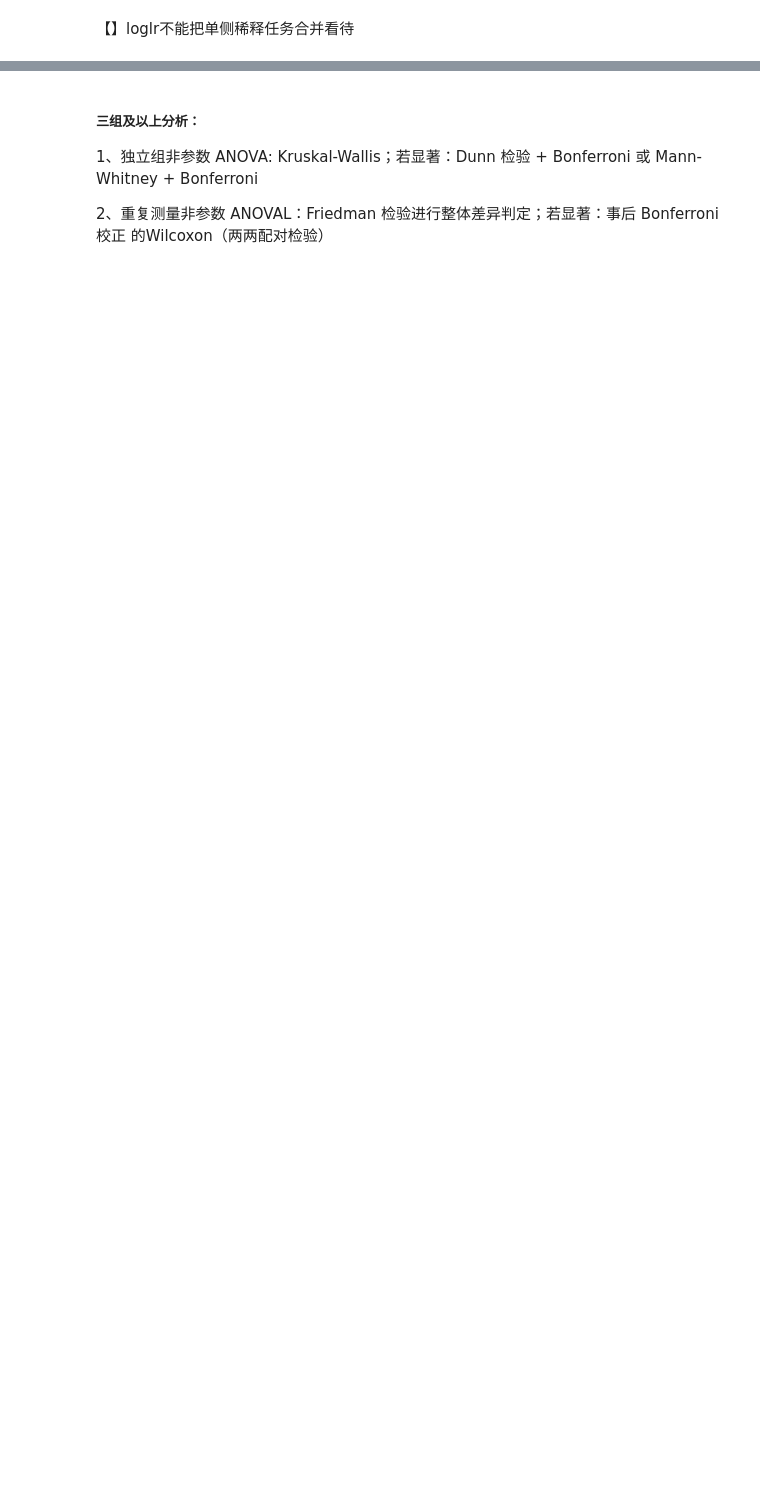
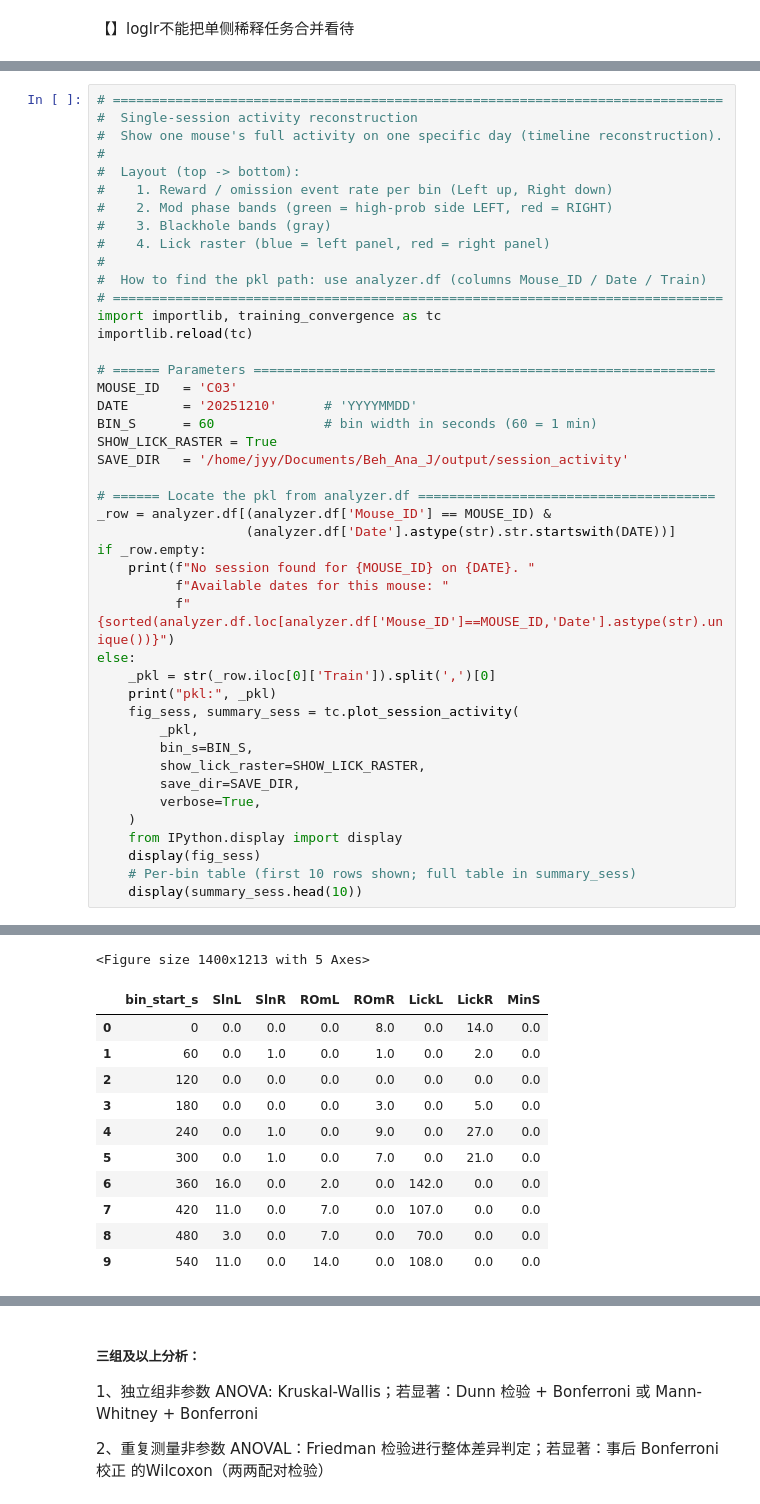
Before and after one commit to zyyk78/Beh_Ana, a Jupyter notebook: 3-main_AnaOfdata.ipynb, the cells around one changed output, grey strips where cells are left out. Drawn from its saved outputs; the diff is of its cells as text; blank space fills up the shorter version.

```diff
--- a/3-main_AnaOfdata.ipynb
+++ b/3-main_AnaOfdata.ipynb
@@ -1335,0 +1487,45 @@ Data loaded! Alm and Arm merged into one group.
+# %%
+# ==============================================================================
+#  Single-session activity reconstruction
+#  Show one mouse's full activity on one specific day (timeline reconstruction).
+#
+#  Layout (top -> bottom):
+#    1. Reward / omission event rate per bin (Left up, Right down)
+#    2. Mod phase bands (green = high-prob side LEFT, red = RIGHT)
+#    3. Blackhole bands (gray)
+#    4. Lick raster (blue = left panel, red = right panel)
+#
+#  How to find the pkl path: use analyzer.df (columns Mouse_ID / Date / Train)
+# ==============================================================================
+import importlib, training_convergence as tc
+importlib.reload(tc)
+
+# ====== Parameters ===========================================================
+MOUSE_ID   = 'C03'
+DATE       = '20251210'      # 'YYYYMMDD'
+BIN_S      = 60              # bin width in seconds (60 = 1 min)
+SHOW_LICK_RASTER = True
+SAVE_DIR   = '/home/jyy/Documents/Beh_Ana_J/output/session_activity'
+
+# ====== Locate the pkl from analyzer.df ======================================
+_row = analyzer.df[(analyzer.df['Mouse_ID'] == MOUSE_ID) &
+                   (analyzer.df['Date'].astype(str).str.startswith(DATE))]
+if _row.empty:
+    print(f"No session found for {MOUSE_ID} on {DATE}. "
+          f"Available dates for this mouse: "
+          f"{sorted(analyzer.df.loc[analyzer.df['Mouse_ID']==MOUSE_ID,'Date'].astype(str).unique())}")
+else:
+    _pkl = str(_row.iloc[0]['Train']).split(',')[0]
+    print("pkl:", _pkl)
+    fig_sess, summary_sess = tc.plot_session_activity(
+        _pkl,
+        bin_s=BIN_S,
+        show_lick_raster=SHOW_LICK_RASTER,
+        save_dir=SAVE_DIR,
+        verbose=True,
+    )
+    from IPython.display import display
+    display(fig_sess)
+    # Per-bin table (first 10 rows shown; full table in summary_sess)
+    display(summary_sess.head(10))
+# %% [output]
@@ -1335,0 +1535,12 @@ Data loaded! Alm and Arm merged into one group.
+<Figure size 1400x1213 with 5 Axes>
+|  | bin_start_s | SlnL | SlnR | ROmL | ROmR | LickL | LickR | MinS |
+| 0 | 0 | 0.0 | 0.0 | 0.0 | 8.0 | 0.0 | 14.0 | 0.0 |
+| 1 | 60 | 0.0 | 1.0 | 0.0 | 1.0 | 0.0 | 2.0 | 0.0 |
+| 2 | 120 | 0.0 | 0.0 | 0.0 | 0.0 | 0.0 | 0.0 | 0.0 |
+| 3 | 180 | 0.0 | 0.0 | 0.0 | 3.0 | 0.0 | 5.0 | 0.0 |
+| 4 | 240 | 0.0 | 1.0 | 0.0 | 9.0 | 0.0 | 27.0 | 0.0 |
+| 5 | 300 | 0.0 | 1.0 | 0.0 | 7.0 | 0.0 | 21.0 | 0.0 |
+| 6 | 360 | 16.0 | 0.0 | 2.0 | 0.0 | 142.0 | 0.0 | 0.0 |
+| 7 | 420 | 11.0 | 0.0 | 7.0 | 0.0 | 107.0 | 0.0 | 0.0 |
+| 8 | 480 | 3.0 | 0.0 | 7.0 | 0.0 | 70.0 | 0.0 | 0.0 |
+| 9 | 540 | 11.0 | 0.0 | 14.0 | 0.0 | 108.0 | 0.0 | 0.0 |
```
Also changed, not shown: parts of 28 cells of this notebook, 32 other files.
